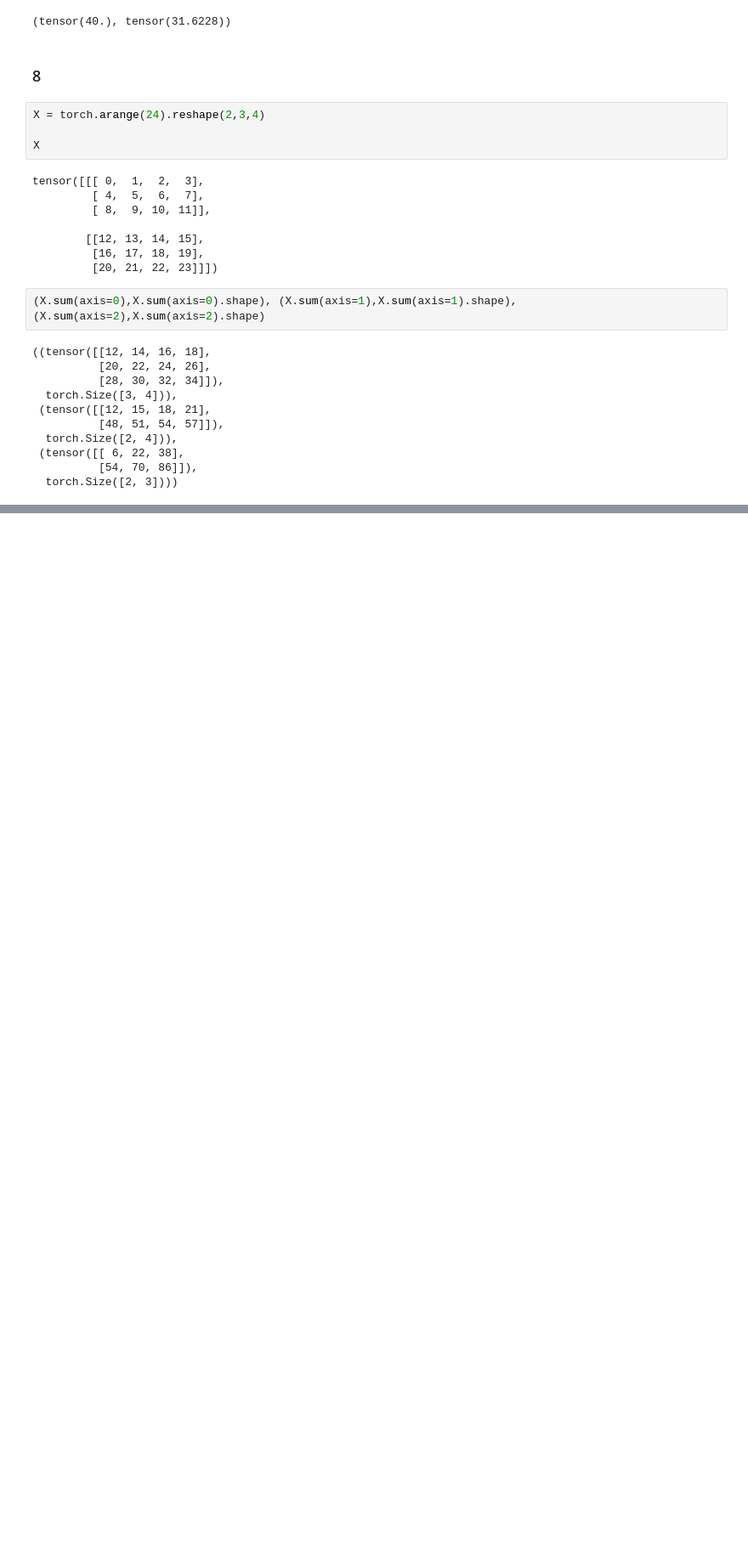
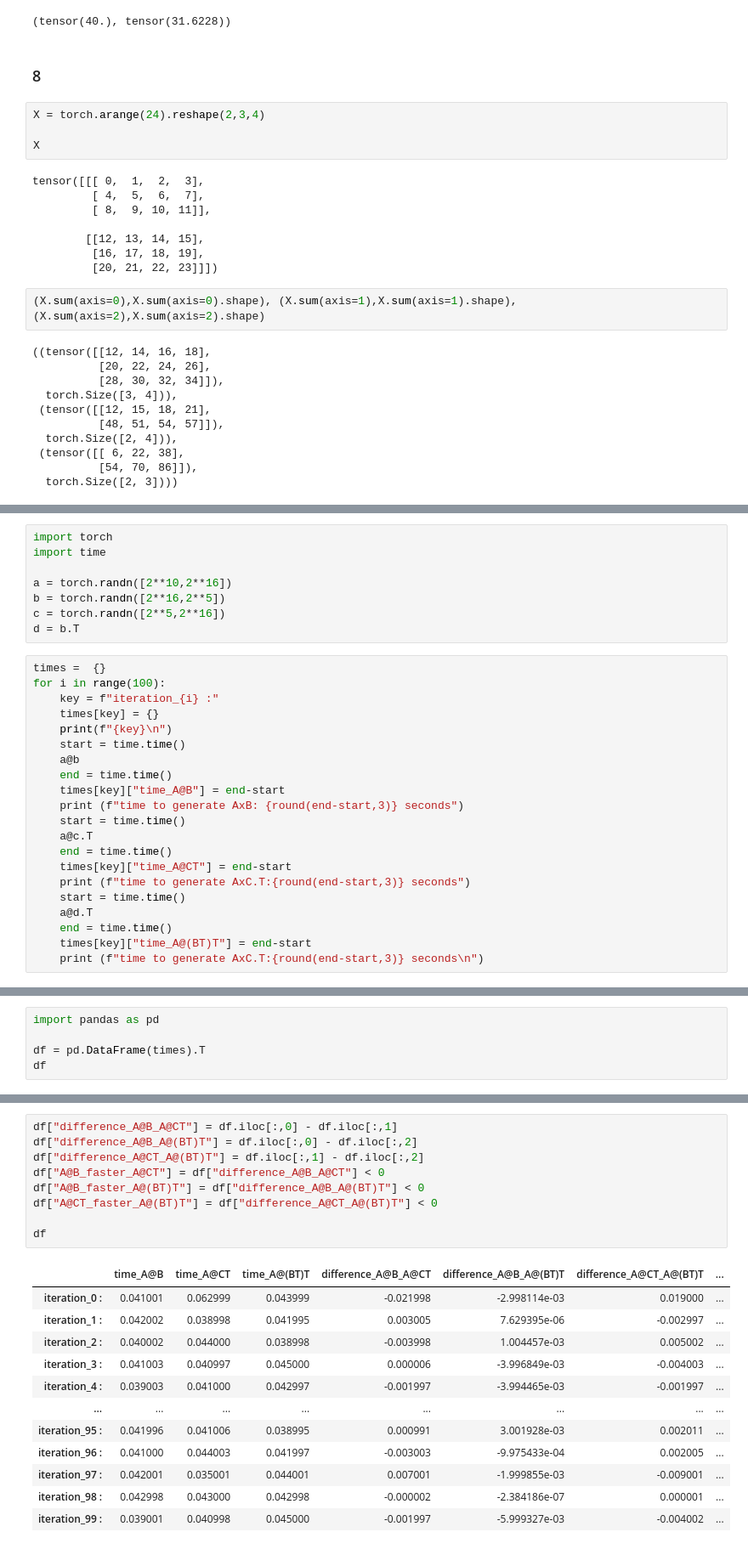
Before and after one commit to teoArganaraz/deep-learning, a Jupyter notebook: Preliminaries/3_linear_algebra.ipynb, the cells around one changed output, grey strips where cells are left out. Shown at 85% size. Saved outputs shown, nothing was run; the diff lists cells and outputs as text; blank space fills up the shorter version.

```diff
--- a/Preliminaries/3_linear_algebra.ipynb
+++ b/Preliminaries/3_linear_algebra.ipynb
@@ -672,0 +712,29 @@ tensor([[[ 0,  1,  2,  3],
+# %%
+import torch
+import time
+
+a = torch.randn([2**10,2**16])
+b = torch.randn([2**16,2**5])
+c = torch.randn([2**5,2**16])
+d = b.T
+# %%
+times =  {}
+for i in range(100):
+    key = f"iteration_{i} :"
+    times[key] = {}
+    print(f"{key}\n")
+    start = time.time()
+    a@b
+    end = time.time()
+    times[key]["time_A@B"] = end-start
+    print (f"time to generate AxB: {round(end-start,3)} seconds")
+    start = time.time()
+    a@c.T
+    end = time.time()
+    times[key]["time_A@CT"] = end-start
+    print (f"time to generate AxC.T:{round(end-start,3)} seconds")
+    start = time.time()
+    a@d.T
+    end = time.time()
+    times[key]["time_A@(BT)T"] = end-start
+    print (f"time to generate AxC.T:{round(end-start,3)} seconds\n")
@@ -672,0 +759,5 @@ tensor([[[ 0,  1,  2,  3],
+# %%
+import pandas as pd
+
+df = pd.DataFrame(times).T
+df
@@ -672,0 +778,22 @@ tensor([[[ 0,  1,  2,  3],
+# %%
+df["difference_A@B_A@CT"] = df.iloc[:,0] - df.iloc[:,1]
+df["difference_A@B_A@(BT)T"] = df.iloc[:,0] - df.iloc[:,2]
+df["difference_A@CT_A@(BT)T"] = df.iloc[:,1] - df.iloc[:,2]
+df["A@B_faster_A@CT"] = df["difference_A@B_A@CT"] < 0
+df["A@B_faster_A@(BT)T"] = df["difference_A@B_A@(BT)T"] < 0
+df["A@CT_faster_A@(BT)T"] = df["difference_A@CT_A@(BT)T"] < 0
+
+df
+# %% [output]
+|  | time_A@B | time_A@CT | time_A@(BT)T | difference_A@B_A@CT | difference_A@B_A@(BT)T | difference_A@CT_A@(BT)T | ... |
+| iteration_0 : | 0.041001 | 0.062999 | 0.043999 | -0.021998 | -2.998114e-03 | 0.019000 | ... |
+| iteration_1 : | 0.042002 | 0.038998 | 0.041995 | 0.003005 | 7.629395e-06 | -0.002997 | ... |
+| iteration_2 : | 0.040002 | 0.044000 | 0.038998 | -0.003998 | 1.004457e-03 | 0.005002 | ... |
+| iteration_3 : | 0.041003 | 0.040997 | 0.045000 | 0.000006 | -3.996849e-03 | -0.004003 | ... |
+| iteration_4 : | 0.039003 | 0.041000 | 0.042997 | -0.001997 | -3.994465e-03 | -0.001997 | ... |
+| ... | ... | ... | ... | ... | ... | ... | ... |
+| iteration_95 : | 0.041996 | 0.041006 | 0.038995 | 0.000991 | 3.001928e-03 | 0.002011 | ... |
+| iteration_96 : | 0.041000 | 0.044003 | 0.041997 | -0.003003 | -9.975433e-04 | 0.002005 | ... |
+| iteration_97 : | 0.042001 | 0.035001 | 0.044001 | 0.007001 | -1.999855e-03 | -0.009001 | ... |
+| iteration_98 : | 0.042998 | 0.043000 | 0.042998 | -0.000002 | -2.384186e-07 | 0.000001 | ... |
+| iteration_99 : | 0.039001 | 0.040998 | 0.045000 | -0.001997 | -5.999327e-03 | -0.004002 | ... |
```
Also changed, not shown: parts of 18 cells of this notebook.
